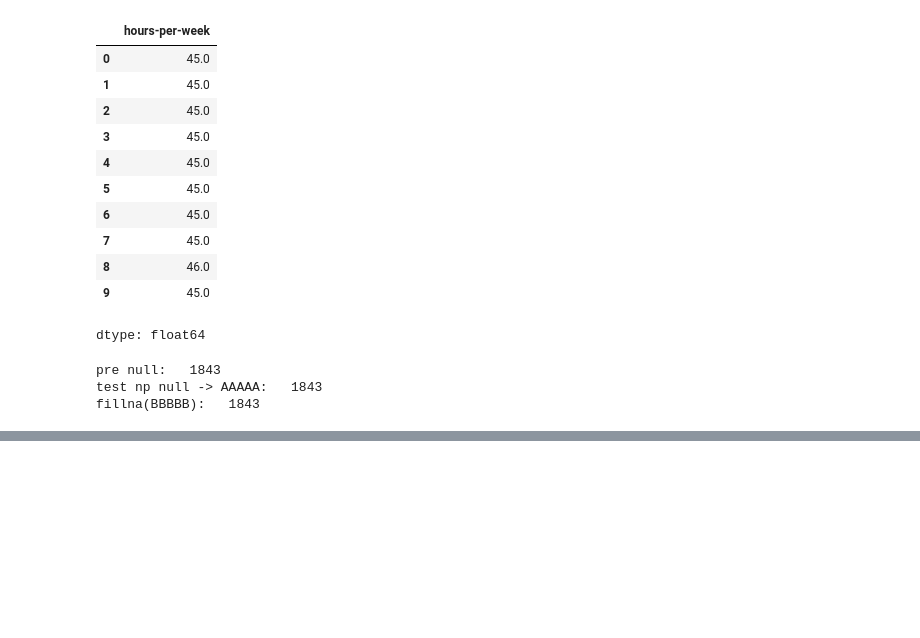
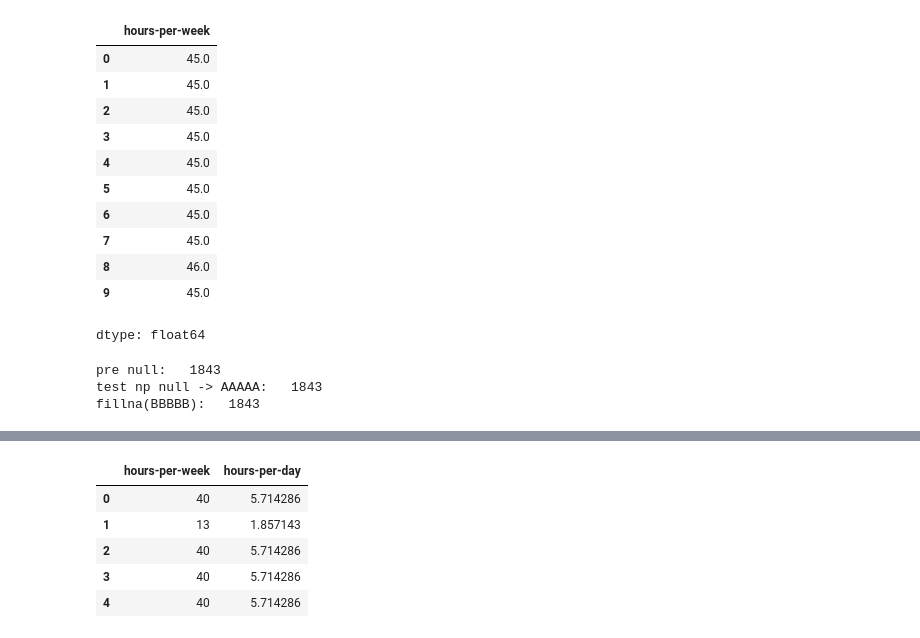
Before and after one commit to doremococo/python-bootcamp, a Jupyter notebook: chapter3.ipynb, the cells around one changed output, grey strips where cells are left out. Cells and saved outputs as stored; diff of their text form; code cells hidden in the pictures; blank space fills up the shorter version.

```diff
--- a/chapter3.ipynb
+++ b/chapter3.ipynb
@@ -184,0 +219,13 @@ dtype: float64
+# %%
+# 3-11 新しい数値で更新したい。数値系のカラムに対して、計算結果を反映させたい
+# hours-per-week の数値を7で割って hours-per-day 列を作成
+new_df = df.copy()
+new_df["hours-per-day"] = new_df["hours-per-week"] / 7
+new_df[["hours-per-week", "hours-per-day"]].head()
+# %% [output]
+|  | hours-per-week | hours-per-day |
+| 0 | 40 | 5.714286 |
+| 1 | 13 | 1.857143 |
+| 2 | 40 | 5.714286 |
+| 3 | 40 | 5.714286 |
+| 4 | 40 | 5.714286 |
```
Also changed, not shown: parts of 6 cells of this notebook.
